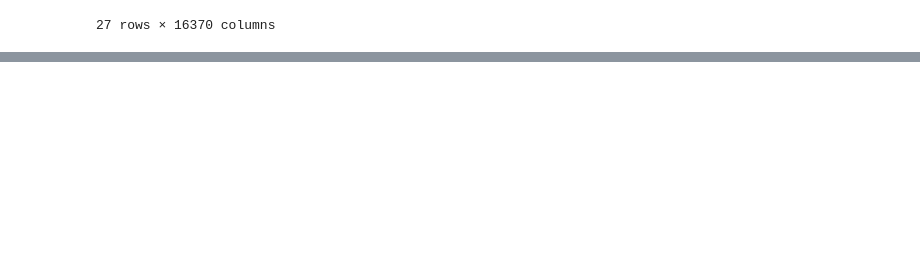
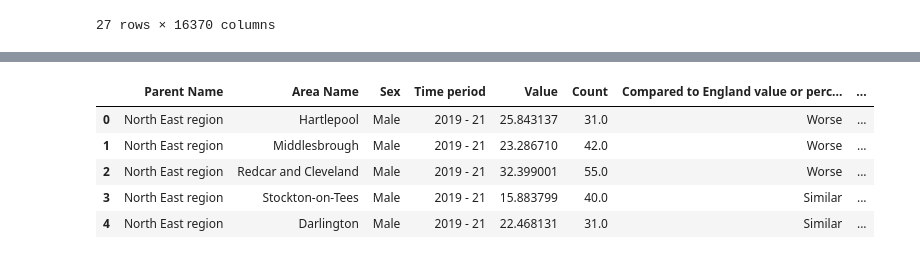
Before and after one commit to HJandu/Project_1_Covid19, a Jupyter notebook: Cleaning.ipynb, the cells around one changed output, grey strips where cells are left out. Cells and saved outputs as stored; diff of their text form; code cells hidden in the pictures; blank space fills up the shorter version.

```diff
--- a/Cleaning.ipynb
+++ b/Cleaning.ipynb
@@ -193,0 +182,38 @@ covid_times.to_csv("DuringCovid.csv")
+# %%
+not_region = []
+
+for x in range(len(covid_times)):
+    if covid_times["Area Type"][x] != "Region":
+        not_region.append(x)
+
+not_area = []
+
+for x in range(len(covid_times)):
+    if covid_times["Area Type"][x] != "Counties & UAs (from Apr 2021)":
+        not_area.append(x)
+
+covid_regions = covid_times.drop(not_region)
+covid_areas = covid_times.drop(not_area)
+covid_regions.reset_index(drop=True, inplace=True)
+covid_areas.reset_index(drop=True, inplace=True)
+covid_regions.drop(columns = ["Category", "Parent Name", "Area Type", "Compared to Region value or percentiles"], inplace = True)
+covid_areas.drop(columns = ["Category", "Area Type"], inplace = True)
+
+not_region = []
+
+for x in range(len(pre_covid_times)):
+    if pre_covid_times["Area Type"][x] != "Region":
+        not_region.append(x)
+
+not_area = []
+
+for x in range(len(pre_covid_times)):
+    if pre_covid_times["Area Type"][x] != "Counties & UAs (from Apr 2021)":
+        not_area.append(x)
+
+pre_covid_regions = pre_covid_times.drop(not_region)
+pre_covid_areas = pre_covid_times.drop(not_area)
+pre_covid_regions.reset_index(drop=True, inplace=True)
+pre_covid_areas.reset_index(drop=True, inplace=True)
+pre_covid_regions.drop(columns = ["Category", "Parent Name", "Area Type", "Compared to Region value or percentiles"], inplace = True)
+pre_covid_areas.drop(columns = ["Category", "Area Type"], inplace = True)
@@ -193,0 +238,9 @@ covid_times.to_csv("DuringCovid.csv")
+# %%
+covid_areas.head()
+# %% [output]
+|  | Parent Name | Area Name | Sex | Time period | Value | Count | Compared to England value or perc... | ... |
+| 0 | North East region | Hartlepool | Male | 2019 - 21 | 25.843137 | 31.0 | Worse | ... |
+| 1 | North East region | Middlesbrough | Male | 2019 - 21 | 23.286710 | 42.0 | Worse | ... |
+| 2 | North East region | Redcar and Cleveland | Male | 2019 - 21 | 32.399001 | 55.0 | Worse | ... |
+| 3 | North East region | Stockton-on-Tees | Male | 2019 - 21 | 15.883799 | 40.0 | Similar | ... |
+| 4 | North East region | Darlington | Male | 2019 - 21 | 22.468131 | 31.0 | Similar | ... |
```
Also changed, not shown: parts of 12 cells of this notebook, 7 other files.
